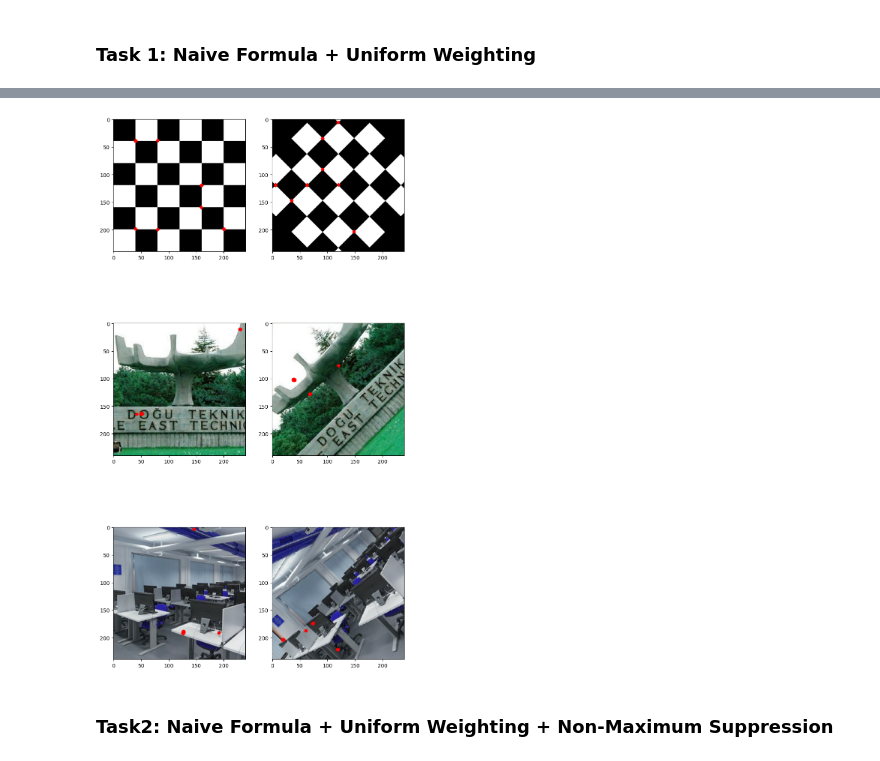
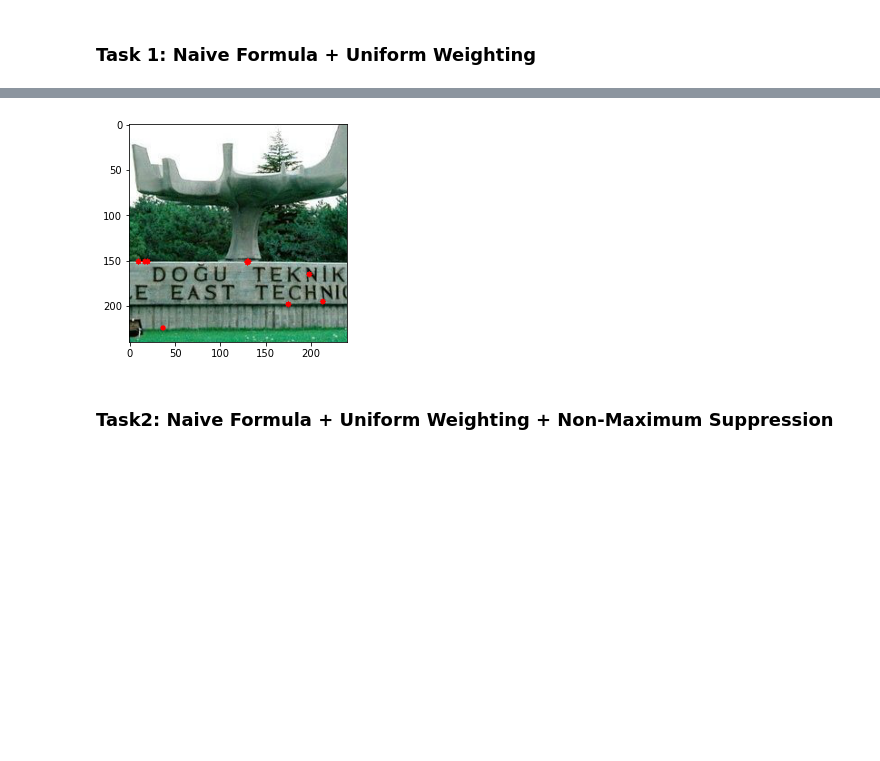
Before and after one commit to boranozum/CENG483-Computer-Vision, a Jupyter notebook: HW2/Hw_notebook.ipynb, the cells around one changed output, grey strips where cells are left out. Drawn from its saved outputs; the diff is of its cells as text; code cells hidden in the pictures; blank space fills up the shorter version.

```diff
--- a/HW2/Hw_notebook.ipynb
+++ b/HW2/Hw_notebook.ipynb
@@ -24,24 +25,5 @@ shift_kernels = {
     "down-left": np.array([[0,0,1],[0,0,0],[0,0,0]]),
     "down-right": np.array([[1,0,0],[0,0,0],[0,0,0]])
 }
-# %%
-def naive_uniform(original_img):
-    img_copy = original_img.copy()
-    img_gray = cv2.cvtColor(img_copy, cv2.COLOR_BGR2GRAY)
-
-    window = np.ones((3,3))
-
-    res = np.zeros(img_gray.shape)
-    for key, value in shift_kernels.items():
-        shift = (img_gray - scipy.signal.convolve2d(img_gray, value, mode='same', boundary='symm'))**2
-        res += scipy.signal.convolve2d(shift, window, mode='same', boundary='fill', fillvalue=0)
-
-    flatten_img = res.flatten()
-    max_ind = np.argpartition(flatten_img, -10)[-10:]
-    x_idx, y_idx = np.unravel_index(max_ind, res.shape)
-    for x, y, in zip(x_idx, y_idx):
-        cv2.circle(img_copy, [x,y], 3, (255, 0, 0), -1)
-
-    return img_copy
 # %% [markdown]
 ### Task 1: Naive Formula + Uniform Weighting
@@ -48,26 +72,29 @@ def naive_uniform(original_img):
 # %%
 ## Write your code here
 
-fig = plt.figure(figsize=(10,20))
+# fig = plt.figure(figsize=(10,20))
 
-rows = 3
-columns = 2
+# rows = 3
+# columns = 2
 
-fig.add_subplot(rows, columns, 1)
-plt.imshow(naive_uniform(chessboard))
+# fig.add_subplot(rows, columns, 1)
+start = time.time()
+plt.imshow(naive_uniform(agac))
+end = time.time()
 
-fig.add_subplot(rows, columns, 2)
-plt.imshow(naive_uniform(chessboard_rotated))
+print('Time elapsed for chessboard %f' % (end-start))
+# fig.add_subplot(rows, columns, 2)
+# plt.imshow(naive_uniform(chessboard_rotated))
 
-fig.add_subplot(rows, columns, 3)
-plt.imshow(naive_uniform(agac))
+# fig.add_subplot(rows, columns, 3)
+# naive_uniform(chessboard_rotated)
 
-fig.add_subplot(rows, columns, 4)
-plt.imshow(naive_uniform(agac_rotated))
+# fig.add_subplot(rows, columns, 4)
+# plt.imshow(naive_uniform(agac_rotated))
 
-fig.add_subplot(rows, columns, 5)
-plt.imshow(naive_uniform(lab))
+# fig.add_subplot(rows, columns, 5)
+# plt.imshow(naive_uniform(lab))
 
-fig.add_subplot(rows, columns, 6)
-plt.imshow(naive_uniform(lab_rotated))
+# fig.add_subplot(rows, columns, 6)
+# plt.imshow(naive_uniform(lab_rotated))
 # %% [output]
@@ -75,4 +102,4 @@ plt.imshow(naive_uniform(lab_rotated))
-[figure, old version]
+[figure, new version]
 # %%
 ## This part is for discussion
 # %% [markdown]
```
Also changed, not shown: parts of 9 cells of this notebook.
